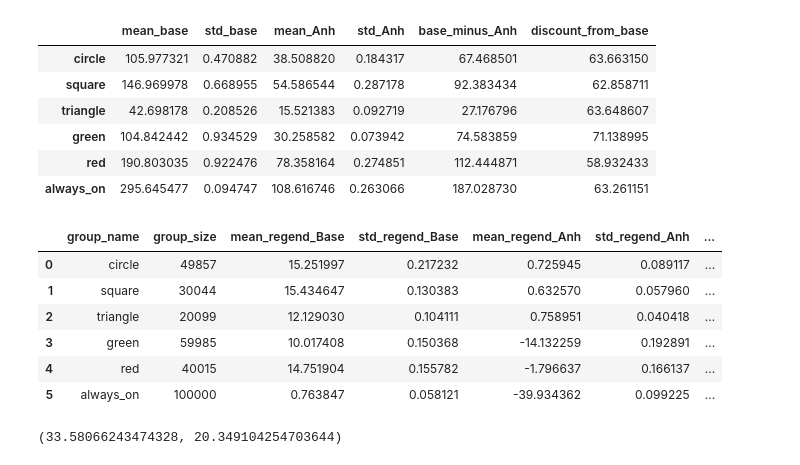
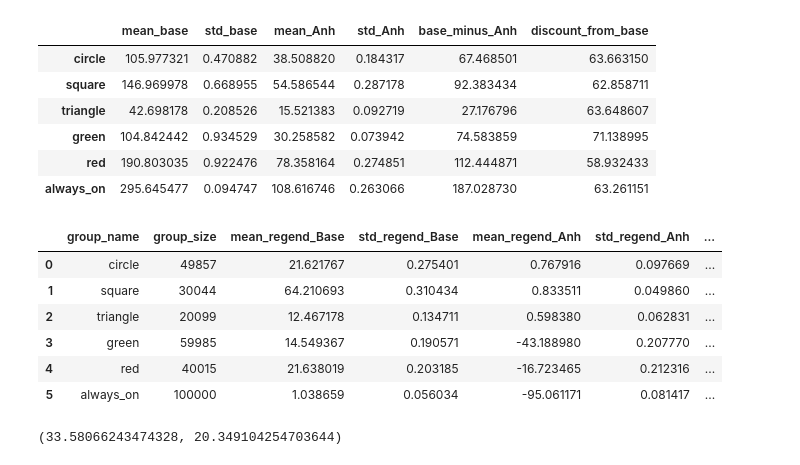
Before and after one commit to krishnacharya/multidecomp, a Jupyter notebook: iclr_res/groupwise_synthetic_allunclipped.ipynb, the cells around one changed output. Saved outputs shown, nothing was run; the diff lists cells and outputs as text; code cells hidden in the pictures.

```diff
--- a/iclr_res/groupwise_synthetic_allunclipped.ipynb
+++ b/iclr_res/groupwise_synthetic_allunclipped.ipynb
@@ -322,13 +332,13 @@ df_regend_ydperm.to_csv('dfregend_synth_2sg_ydperm_uc.csv')
 # %%
-df_regend_ymean
+df_regend_ymin
 # %% [output]
 |  | group_name | group_size | mean_regend_Base | std_regend_Base | mean_regend_Anh | std_regend_Anh | ... |
-| 0 | circle | 49857 | 15.251997 | 0.217232 | 0.725945 | 0.089117 | ... |
-| 1 | square | 30044 | 15.434647 | 0.130383 | 0.632570 | 0.057960 | ... |
-| 2 | triangle | 20099 | 12.129030 | 0.104111 | 0.758951 | 0.040418 | ... |
-| 3 | green | 59985 | 10.017408 | 0.150368 | -14.132259 | 0.192891 | ... |
-| 4 | red | 40015 | 14.751904 | 0.155782 | -1.796637 | 0.166137 | ... |
-| 5 | always_on | 100000 | 0.763847 | 0.058121 | -39.934362 | 0.099225 | ... |
+| 0 | circle | 49857 | 21.621767 | 0.275401 | 0.767916 | 0.097669 | ... |
+| 1 | square | 30044 | 64.210693 | 0.310434 | 0.833511 | 0.049860 | ... |
+| 2 | triangle | 20099 | 12.467178 | 0.134711 | 0.598380 | 0.062831 | ... |
+| 3 | green | 59985 | 14.549367 | 0.190571 | -43.188980 | 0.207770 | ... |
+| 4 | red | 40015 | 21.638019 | 0.203185 | -16.723465 | 0.212316 | ... |
+| 5 | always_on | 100000 | 1.038659 | 0.056034 | -95.061171 | 0.081417 | ... |
 # %%
 df_regend_ymean['mean_hindsight'].mean(axis=0), (df_regend_ymean['mean_regend_Base'] - df_regend_ymean['mean_regend_Anh']).mean(axis=0) # mean
 # %% [output]
```
Also changed, not shown: parts of 8 cells of this notebook, 2 other files.
